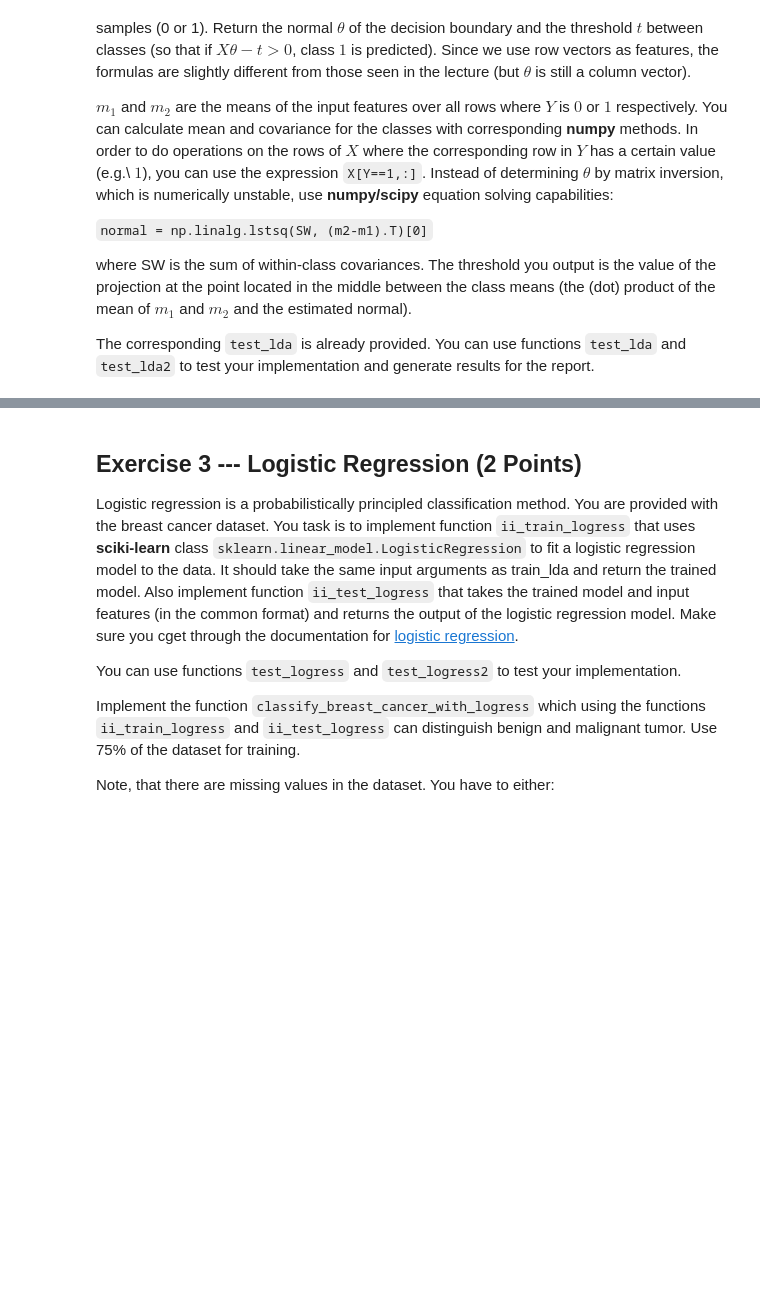
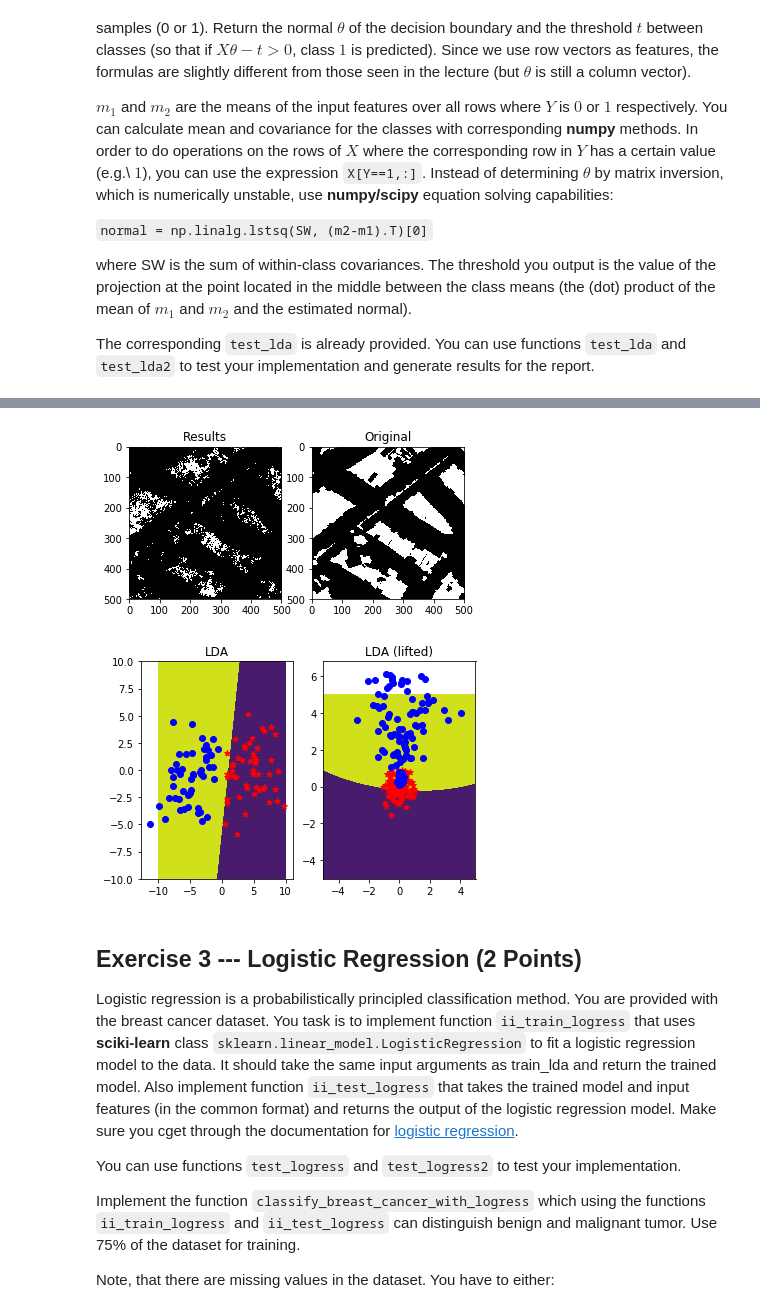
Before and after one commit to Karko93/Multivariate-Statistics-and-Machine-Learning, a Jupyter notebook: Exercise04/ex_04.ipynb, the cells around one changed output, grey strips where cells are left out. Cells and saved outputs as stored; diff of their text form; code cells hidden in the pictures; blank space fills up the shorter version.

```diff
--- a/Exercise04/ex_04.ipynb
+++ b/Exercise04/ex_04.ipynb
@@ -242,17 +239,19 @@ def ii_train_lda(X,Y):
     t: boundary in projected space
     '''
 
+    #source: https://www.python-course.eu/linear_discriminant_analysis.php
     X_zero = X[Y==0,:]
-    X_one = X [Y==1,:]
+    X_one = X[Y==1,:]
 
     mean_zero = np.mean(X_zero, axis = 0)
     mean_one = np.mean(X_one, axis = 0)
     cov_zero = np.cov(X_zero.T)
     cov_one = np.cov(X_one.T)
-
+    #cov_zero = np.dot((X_zero-mean_zero).T,(X_zero-mean_zero))
+    #cov_one = np.dot((X_one-mean_one).T,(X_one-mean_one))
     SW = cov_zero + cov_one
-    normal = np.linalg.lstsq(SW, (mean_one-mean_zero).T)[0]
-    t =
+    normal = np.linalg.lstsq(SW, (mean_one-mean_zero).T, rcond = -1)[0]
+    t = normal.dot(mean_zero - mean_one)*0.1 ## implement optimal threshold false positive etc. F1 Score
 
     return normal, t
 
@@ -268,6 +267,8 @@ def ii_test_lda(X, normal, threshold):
     -------
     y_pred: Nx1 predicted class
     '''
+    projected_X = np.matmul(X,normal)
+    y_pred = 1*(projected_X-threshold > 0)
 
 
     return y_pred
@@ -281,15 +274,0 @@ print(np.mean(ss,axis = 0), '\n', np.cov(ss.T))
-# %%
-X, Y = synthetic_nonlin()
-X_zero = X[Y==0,:]
-X_one = X [Y==1,:]
-
-mean_zero = np.mean(X_zero, axis = 0)
-mean_one = np.mean(X_one, axis = 0)
-cov_zero = np.cov(X_zero.T)
-cov_one = np.cov(X_one.T)
-
-SW = cov_zero + cov_one
-normal = np.linalg.lstsq(SW, (mean_one-mean_zero).T)[0]
-
-
-print(X.shape, Y.shape ,'\n',X_zero.shape, mean_zero.shape, cov_zero.shape, '\n', normal.shape)
@@ -410,6 +383,12 @@ def test_lda2():
     axs[0].set_title('Results')
     axs[1].imshow(Y.reshape(sy, sx), cmap=plt.cm.gray)
     axs[1].set_title('Original')
+# %%
+test_lda2()
+test_lda()
+# %% [output]
+[figure, added]
+[figure, added]
 # %% [markdown]
 ## Exercise 3 --- Logistic Regression (2 Points)
 
```
Also changed, not shown: parts of 29 cells of this notebook.
